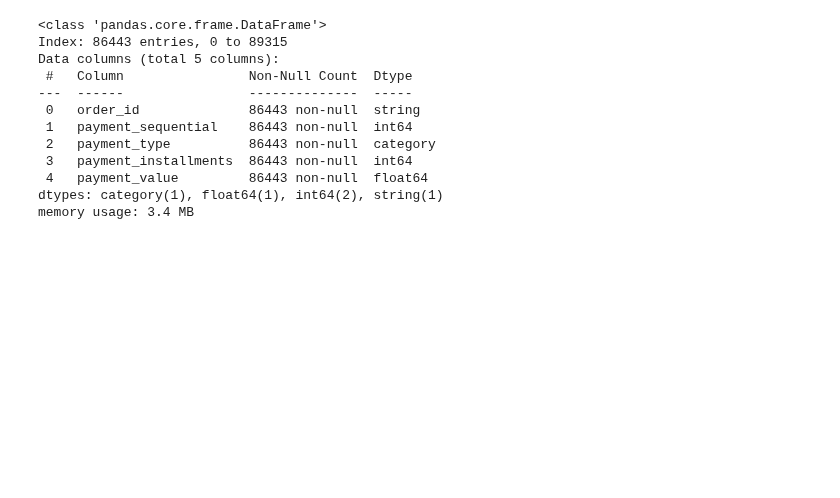
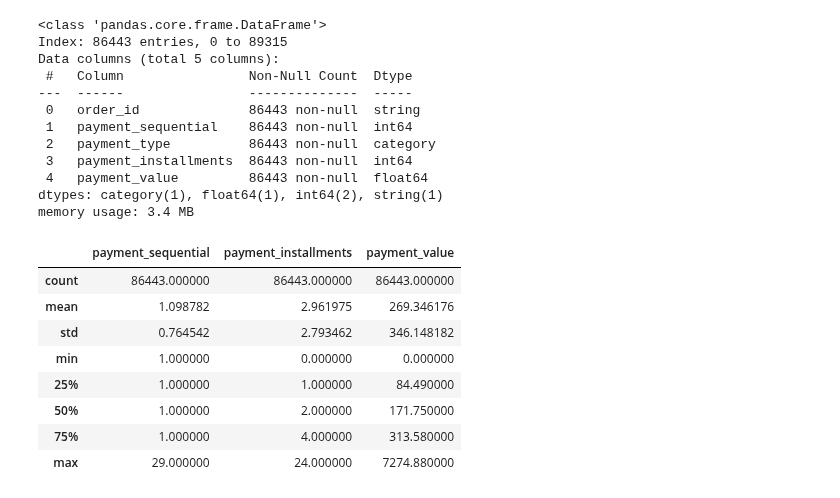
Before and after one commit to JatinY459/ecommerce-data-analysis, a Jupyter notebook: notebooks/02_data_cleaning.ipynb, the cells around one changed output. Cells and saved outputs as stored; diff of their text form; code cells hidden in the pictures; blank space fills up the shorter version.

```diff
--- a/notebooks/02_data_cleaning.ipynb
+++ b/notebooks/02_data_cleaning.ipynb
@@ -655,3 +654,15 @@ Data columns (total 5 columns):
  4   payment_value         86443 non-null  float64
 dtypes: category(1), float64(1), int64(2), string(1)
 memory usage: 3.4 MB
+# %%
+payments.describe()
+# %% [output]
+|  | payment_sequential | payment_installments | payment_value |
+| count | 86443.000000 | 86443.000000 | 86443.000000 |
+| mean | 1.098782 | 2.961975 | 269.346176 |
+| std | 0.764542 | 2.793462 | 346.148182 |
+| min | 1.000000 | 0.000000 | 0.000000 |
+| 25% | 1.000000 | 1.000000 | 84.490000 |
+| 50% | 1.000000 | 2.000000 | 171.750000 |
+| 75% | 1.000000 | 4.000000 | 313.580000 |
+| max | 29.000000 | 24.000000 | 7274.880000 |
```
Also changed, not shown: parts of 17 cells of this notebook.
